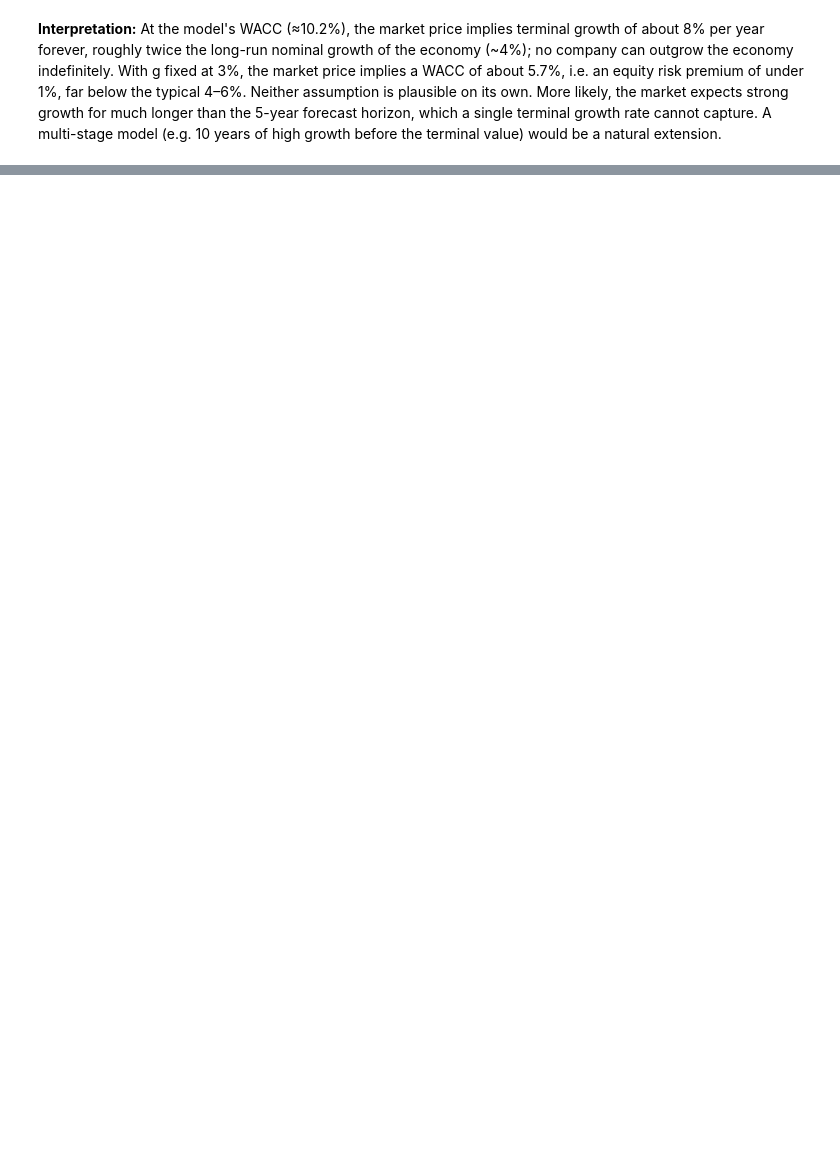
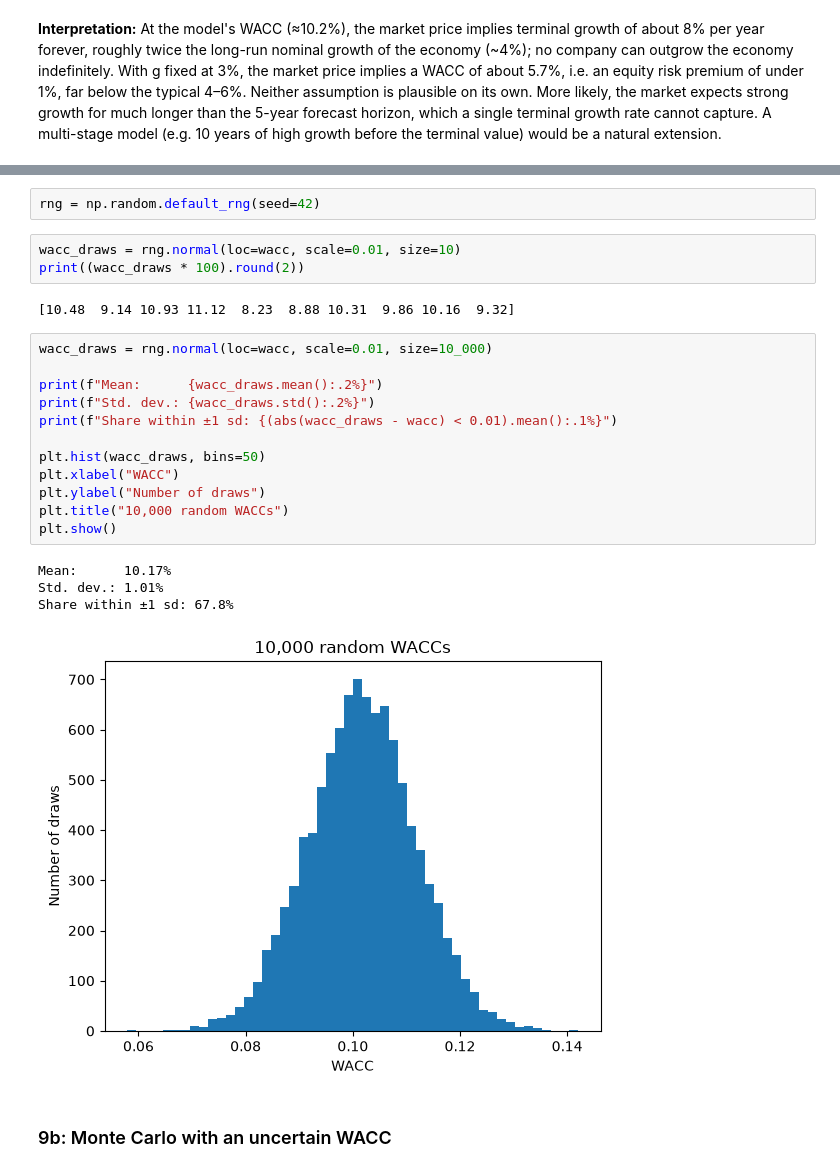
Before and after one commit to matej-balogh/apple-dcf-valuation, a Jupyter notebook: apple_dcf.ipynb, the cells around one changed output, grey strips where cells are left out. Saved outputs shown, nothing was run; the diff lists cells and outputs as text; blank space fills up the shorter version.

Commit message:
Add reverse DCF and Monte Carlo simulation

```diff
--- a/apple_dcf.ipynb
+++ b/apple_dcf.ipynb
@@ -449,0 +445,26 @@ Natural extensions are a multi-stage growth model and a Monte Carlo simulation o
+# %%
+rng = np.random.default_rng(seed=42)
+# %%
+wacc_draws = rng.normal(loc=wacc, scale=0.01, size=10)
+print((wacc_draws * 100).round(2))
+# %% [output]
+[10.48  9.14 10.93 11.12  8.23  8.88 10.31  9.86 10.16  9.32]
+# %%
+wacc_draws = rng.normal(loc=wacc, scale=0.01, size=10_000)
+
+print(f"Mean:      {wacc_draws.mean():.2%}")
+print(f"Std. dev.: {wacc_draws.std():.2%}")
+print(f"Share within ±1 sd: {(abs(wacc_draws - wacc) < 0.01).mean():.1%}")
+
+plt.hist(wacc_draws, bins=50)
+plt.xlabel("WACC")
+plt.ylabel("Number of draws")
+plt.title("10,000 random WACCs")
+plt.show()
+# %% [output]
+Mean:      10.17%
+Std. dev.: 1.01%
+Share within ±1 sd: 67.8%
+[figure, added]
+# %% [markdown]
+### 9b: Monte Carlo with an uncertain WACC
```
Also changed, not shown: parts of 32 cells of this notebook, 2 other files.
